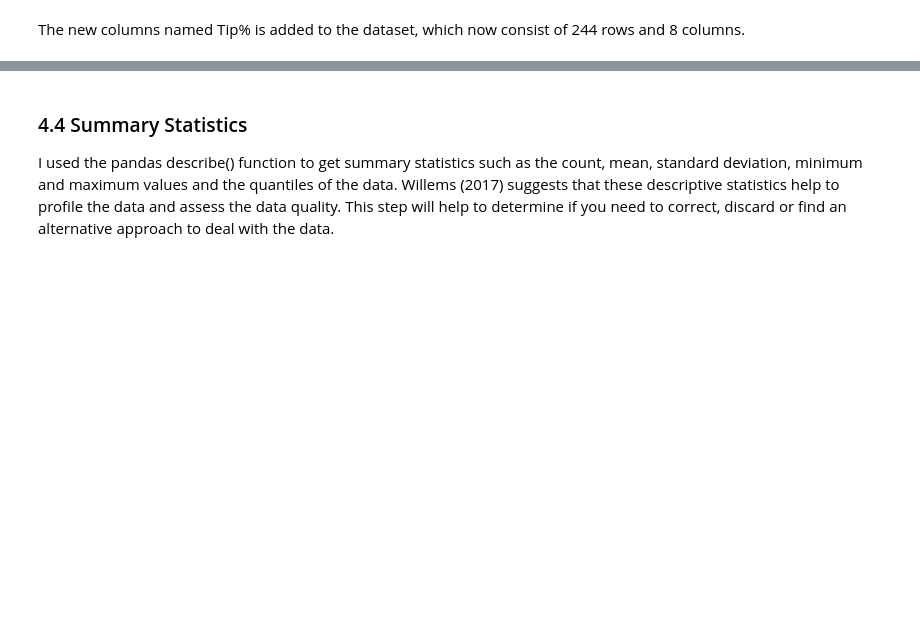
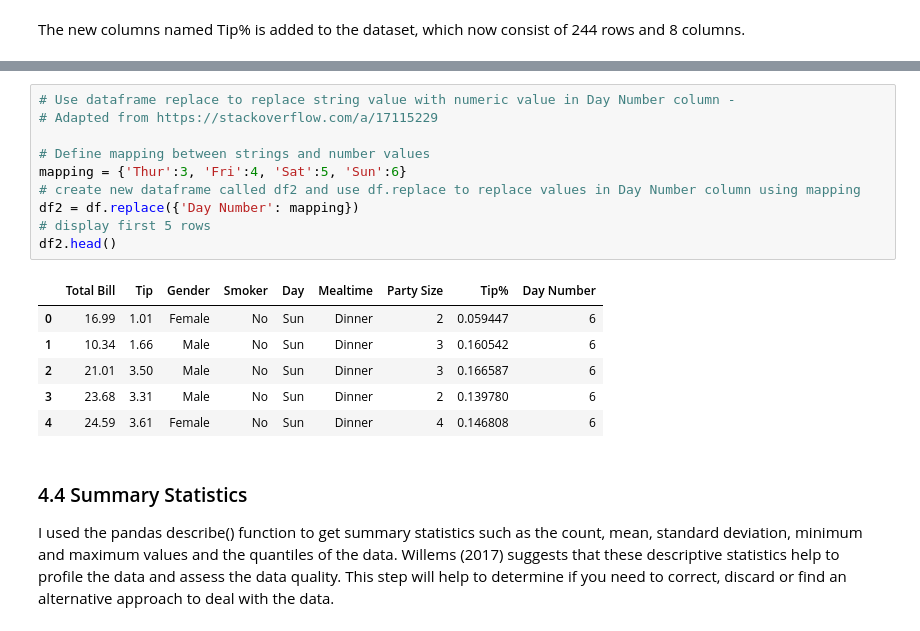
Before and after one commit to pcaulfie/fundamentals-project, a Jupyter notebook: Fundamentals of Data Analysis.ipynb, the cells around one changed output, grey strips where cells are left out. Drawn from its saved outputs; the diff is of its cells as text; blank space fills up the shorter version.

```diff
--- a/Fundamentals of Data Analysis.ipynb
+++ b/Fundamentals of Data Analysis.ipynb
@@ -140,3 +155,20 @@ The new columns named Tip% is added to the dataset, which now consist of 244 row
+# %%
+# Use dataframe replace to replace string value with numeric value in Day Number column -
+# Adapted from https://stackoverflow.com/a/17115229
+
+# Define mapping between strings and number values
+mapping = {'Thur':3, 'Fri':4, 'Sat':5, 'Sun':6}
+# create new dataframe called df2 and use df.replace to replace values in Day Number column using mapping
+df2 = df.replace({'Day Number': mapping})
+# display first 5 rows
+df2.head()
+# %% [output]
+|  | Total Bill | Tip | Gender | Smoker | Day | Mealtime | Party Size | Tip% | Day Number |
+| 0 | 16.99 | 1.01 | Female | No | Sun | Dinner | 2 | 0.059447 | 6 |
+| 1 | 10.34 | 1.66 | Male | No | Sun | Dinner | 3 | 0.160542 | 6 |
+| 2 | 21.01 | 3.50 | Male | No | Sun | Dinner | 3 | 0.166587 | 6 |
+| 3 | 23.68 | 3.31 | Male | No | Sun | Dinner | 2 | 0.139780 | 6 |
+| 4 | 24.59 | 3.61 | Female | No | Sun | Dinner | 4 | 0.146808 | 6 |
 # %% [markdown]
 ### 4.4 Summary Statistics
 I used the pandas describe() function to get summary statistics such as the count, mean, standard deviation, minimum and maximum values and the quantiles of the data. Willems (2017) suggests that these descriptive statistics help to profile the data and assess the data quality. This step will help to determine if you need to correct, discard or find an alternative approach to deal with the data.
```
Also changed, not shown: parts of 4 cells of this notebook.
